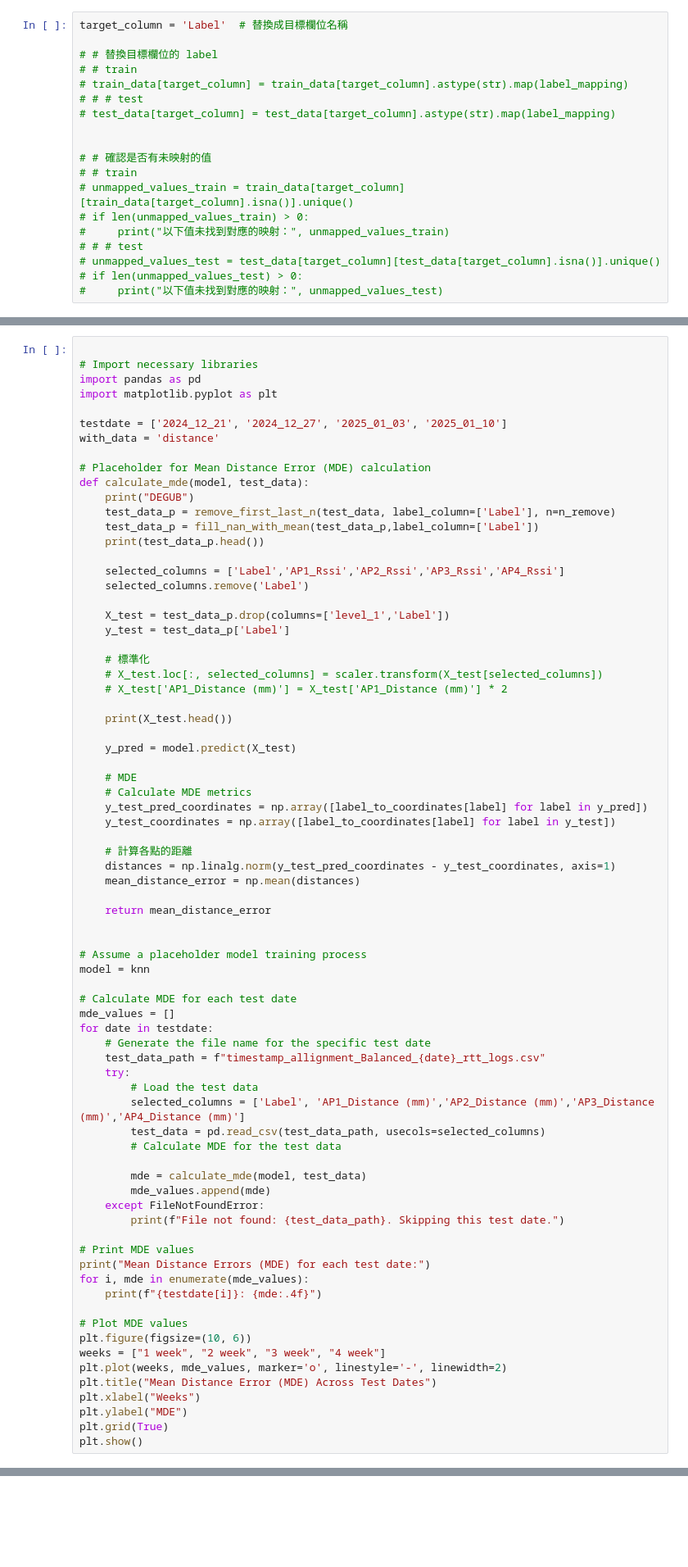
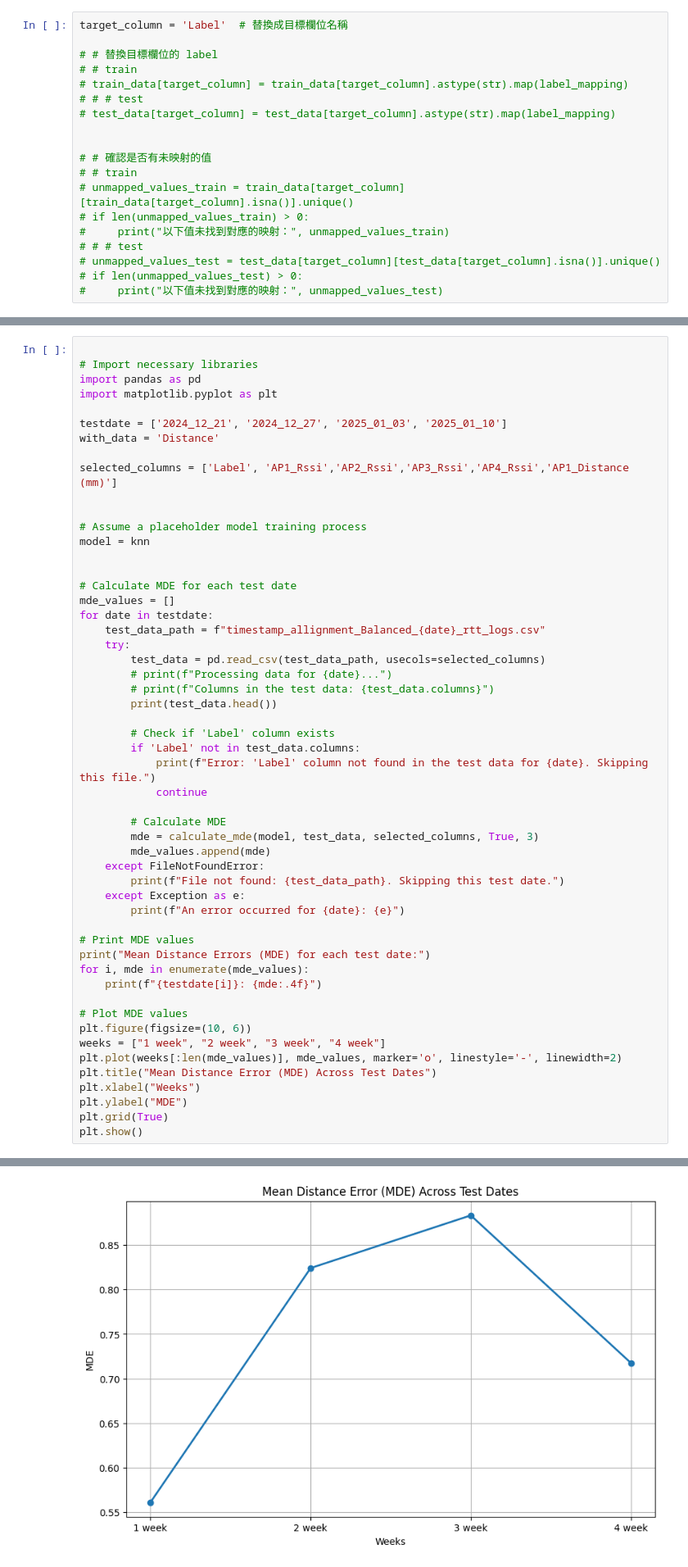
Before and after one commit to oscar9335/RTT_Research, a Jupyter notebook: Research/updated_model_using_different_date_data.ipynb, the cells around one changed output, grey strips where cells are left out. Shown at 82% size. Cells and saved outputs as stored; diff of their text form; blank space fills up the shorter version.

Commit message:
Compare different time model

```diff
--- a/Research/updated_model_using_different_date_data.ipynb
+++ b/Research/updated_model_using_different_date_data.ipynb
@@ -451,59 +539,37 @@ import pandas as pd
 import matplotlib.pyplot as plt
 
 testdate = ['2024_12_21', '2024_12_27', '2025_01_03', '2025_01_10']
-with_data = 'distance'
+with_data = 'Distance'
 
-# Placeholder for Mean Distance Error (MDE) calculation
-def calculate_mde(model, test_data):
-    print("DEGUB")
-    test_data_p = remove_first_last_n(test_data, label_column=['Label'], n=n_remove)
-    test_data_p = fill_nan_with_mean(test_data_p,label_column=['Label'])
-    print(test_data_p.head())
-
-    selected_columns = ['Label','AP1_Rssi','AP2_Rssi','AP3_Rssi','AP4_Rssi']
-    selected_columns.remove('Label')
-
-    X_test = test_data_p.drop(columns=['level_1','Label'])
-    y_test = test_data_p['Label']
-
-    # 標準化
-    # X_test.loc[:, selected_columns] = scaler.transform(X_test[selected_columns])
-    # X_test['AP1_Distance (mm)'] = X_test['AP1_Distance (mm)'] * 2
-
-    print(X_test.head())
-
-    y_pred = model.predict(X_test)
-
-    # MDE
-    # Calculate MDE metrics
-    y_test_pred_coordinates = np.array([label_to_coordinates[label] for label in y_pred])
-    y_test_coordinates = np.array([label_to_coordinates[label] for label in y_test])
-
-    # 計算各點的距離
-    distances = np.linalg.norm(y_test_pred_coordinates - y_test_coordinates, axis=1)
-    mean_distance_error = np.mean(distances)
-
-    return mean_distance_error
+selected_columns = ['Label', 'AP1_Rssi','AP2_Rssi','AP3_Rssi','AP4_Rssi','AP1_Distance (mm)']
 
 
 # Assume a placeholder model training process
 model = knn
 
+
 # Calculate MDE for each test date
 mde_values = []
 for date in testdate:
-    # Generate the file name for the specific test date
     test_data_path = f"timestamp_allignment_Balanced_{date}_rtt_logs.csv"
     try:
-        # Load the test data
-        selected_columns = ['Label', 'AP1_Distance (mm)','AP2_Distance (mm)','AP3_Distance (mm)','AP4_Distance (mm)']
         test_data = pd.read_csv(test_data_path, usecols=selected_columns)
-        # Calculate MDE for the test data
+        # print(f"Processing data for {date}...")
+        # print(f"Columns in the test data: {test_data.columns}")
+        print(test_data.head())
 
-        mde = calculate_mde(model, test_data)
+        # Check if 'Label' column exists
+        if 'Label' not in test_data.columns:
+            print(f"Error: 'Label' column not found in the test data for {date}. Skipping this file.")
+            continue
+
+        # Calculate MDE
+        mde = calculate_mde(model, test_data, selected_columns, True, 3)
         mde_values.append(mde)
     except FileNotFoundError:
         print(f"File not found: {test_data_path}. Skipping this test date.")
+    except Exception as e:
+        print(f"An error occurred for {date}: {e}")
 
 # Print MDE values
 print("Mean Distance Errors (MDE) for each test date:")
@@ -513,7 +579,7 @@ for i, mde in enumerate(mde_values):
 # Plot MDE values
 plt.figure(figsize=(10, 6))
 weeks = ["1 week", "2 week", "3 week", "4 week"]
-plt.plot(weeks, mde_values, marker='o', linestyle='-', linewidth=2)
+plt.plot(weeks[:len(mde_values)], mde_values, marker='o', linestyle='-', linewidth=2)
 plt.title("Mean Distance Error (MDE) Across Test Dates")
 plt.xlabel("Weeks")
 plt.ylabel("MDE")
@@ -539,0 +662 @@ Feature names unseen at fit time:
+[figure, added]
```
Also changed, not shown: parts of 12 cells of this notebook, 12 other files.
